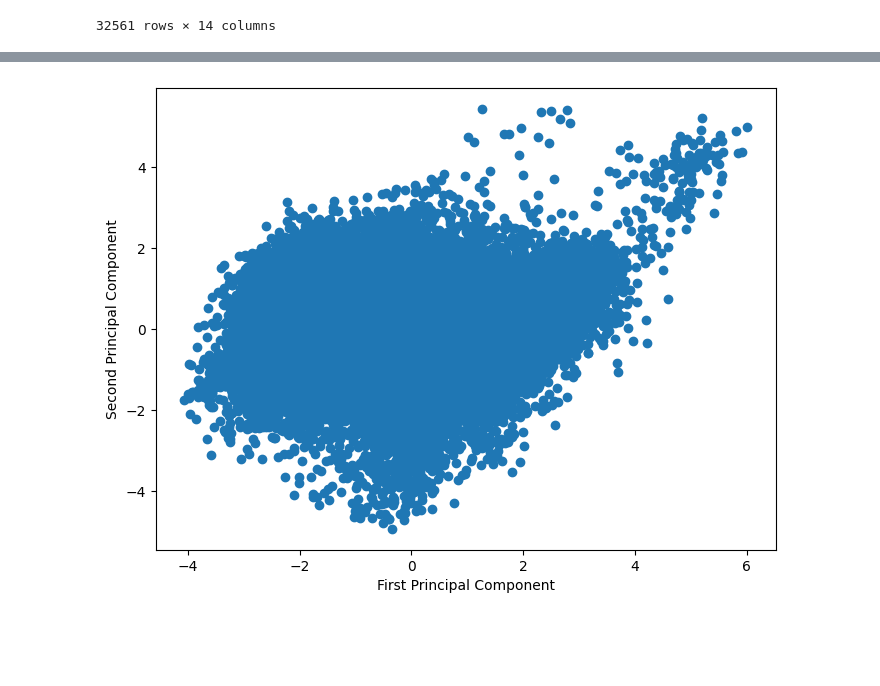
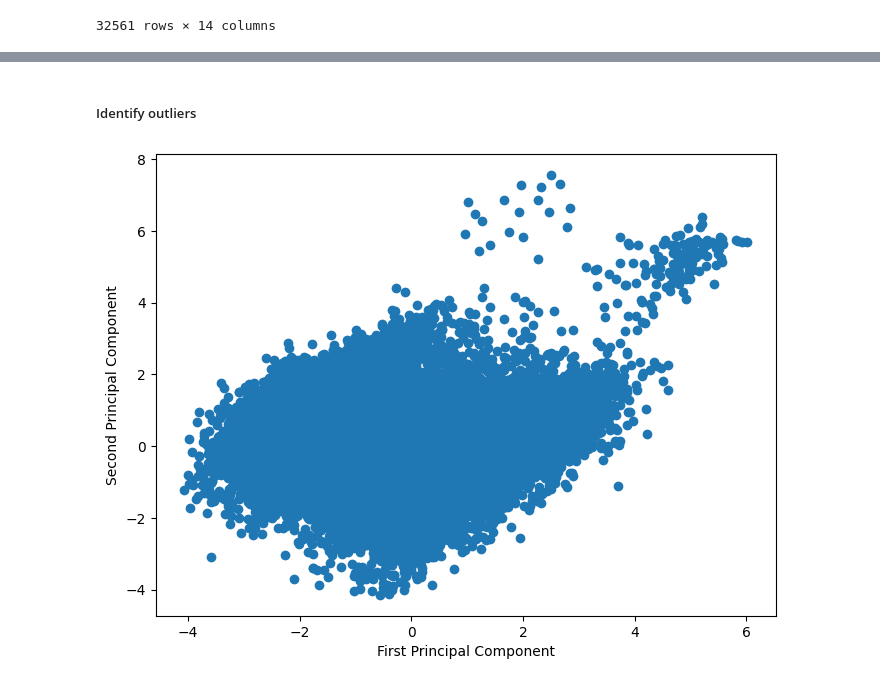
Before and after one commit to ChathurangaMMP/Data-team-ML-challenge, a Jupyter notebook: notebook_1.ipynb, the cells around one changed output, grey strips where cells are left out. Drawn from its saved outputs; the diff is of its cells as text; code cells hidden in the pictures; blank space fills up the shorter version.

Commit message:
Remove outliers

```diff
--- a/notebook_1.ipynb
+++ b/notebook_1.ipynb
@@ -231,16 +406,6 @@ plt.show()
-# %%
-scaler = StandardScaler()
-scaler.fit(train_data)
-scaled_data = scaler.transform(train_data)
-
-pca = PCA(n_components=2)
-pca.fit(scaled_data)
-x_pca = pca.transform(scaled_data)
-
-plt.figure(figsize=(8, 6))
-plt.scatter(x_pca[:, 0], x_pca[:, 1], cmap='rainbow')
-plt.xlabel('First Principal Component')
-plt.ylabel('Second Principal Component')
-plt.show()
-# %% [output]
-[figure, removed]
+# %% [markdown]
+##### Identify outliers
+# %%
+plot_outliers(train_data)
+# %% [output]
+[figure, added]
```
Also changed, not shown: parts of 26 cells of this notebook, 1 other file.
